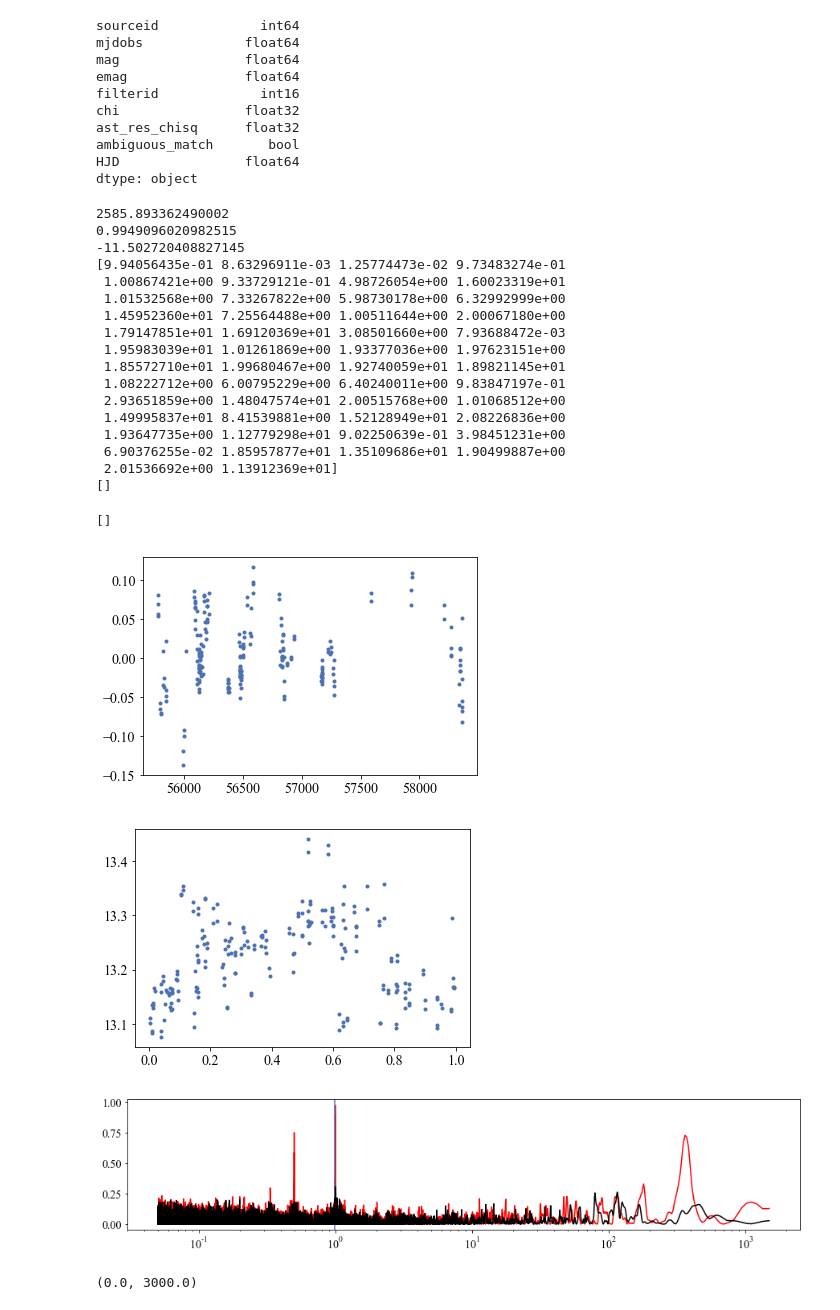
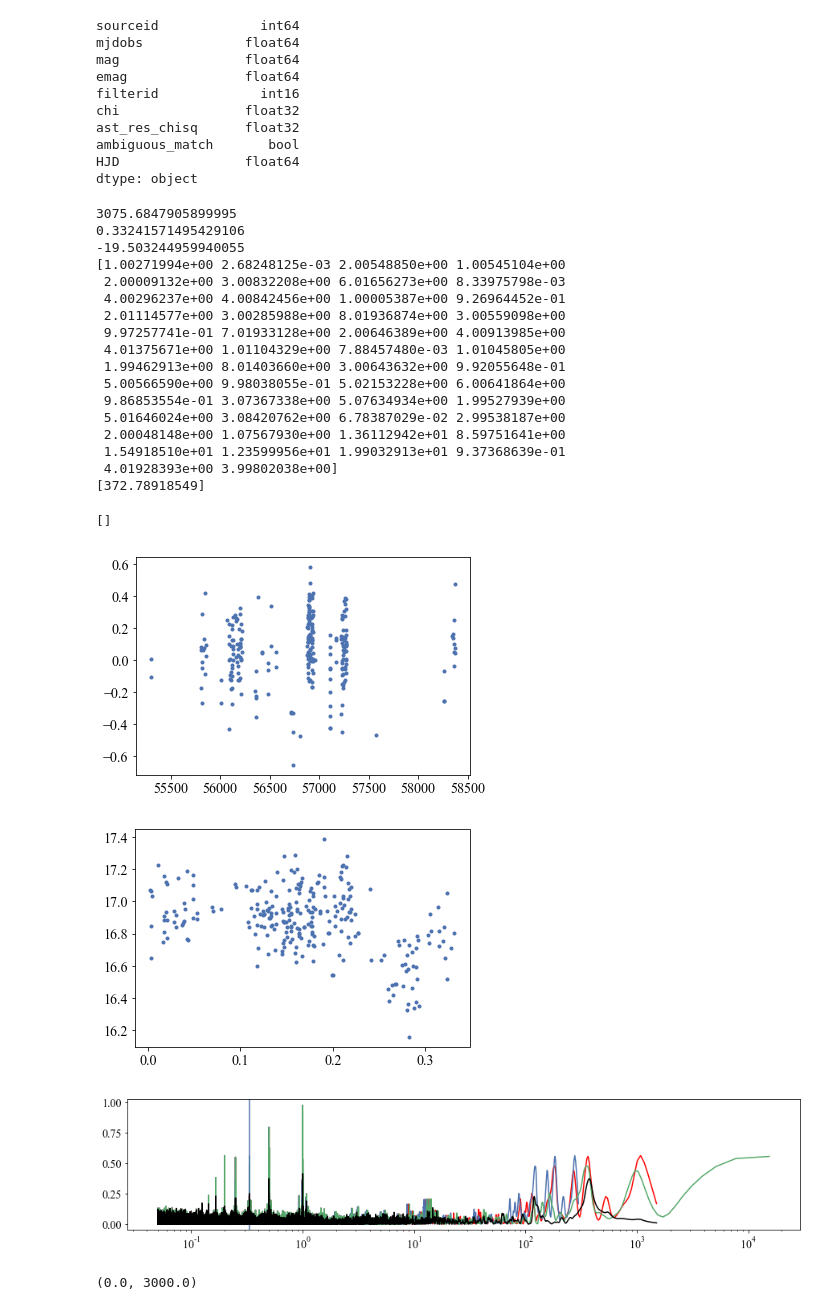
Before and after one commit to thomasmolnar/virac_classifier, a Jupyter notebook: plots/ConfusionMatrix-nofap.ipynb, the cells around one changed output. Drawn from its saved outputs; the diff is of its cells as text; code cells hidden in the pictures.

```diff
--- a/plots/ConfusionMatrix-nofap.ipynb
+++ b/plots/ConfusionMatrix-nofap.ipynb
@@ -1160,7 +1160,7 @@ ambiguous_match       bool
 HJD                float64
 dtype: object
 # %%
-lcO=get_lightcurve(9274333037996)
+lcO=get_lightcurve(9020429005196)
 lcO['mag'] = lcO['mag'].astype(np.float64)
 lcO['emag'] = lcO['emag'].astype(np.float64)
 lc = lcO.copy()
@@ -1199,53 +1199,53 @@ print(bfL)
 plt.figure()
 plt.plot(lc['mjdobs']%ss['lsq_period'],lc['mag'],'.')
 plt.figure(figsize=[15.,3.])
 
 plt.plot(1./freq, wpower, color='r')
 for ii in range(len(bfL)):
 #     print(is_window_function_peak_v2(lc['mjdobs'],lc['mag']-np.poly1d(pl)(lc['mjdobs']),lc['emag'],
 #                                   bf-bfL[ii],bfp))
 #     print(is_window_function_peak_v2(lc['mjdobs'],lc['mag']-np.poly1d(pl)(lc['mjdobs']),lc['emag'],
 #                                   bf+bfL[ii],bfp))
     plt.plot(1./(freq+1./bfL[ii]), wpower)
     plt.plot(1./(freq-1./bfL[ii]), wpower)
 
 plt.axvline(ss['lsq_period'])
 # plt.plot(1./(freq-1./2939.), wpower)
 # plt.plot(1./(freq+1./2939.), wpower)
 
 plt.plot(1./freq, power, color='k')
 
 # plt.plot(1./(freq-1./365.), wpower)
 # plt.xlim(-100.,4000.)
 
 # plt.xlim(ss['lsq_period']*0.99,ss['lsq_period']*1.01)
 
 # plt.xlim(0.992,1.008)
 # plt.xlim(0.1,1500.)
 # plt.xlim(0.1,2.)
 plt.semilogx()
 # %% [output]
-2585.893362490002
-0.9949096020982515
--11.502720408827145
-[9.94056435e-01 8.63296911e-03 1.25774473e-02 9.73483274e-01
- 1.00867421e+00 9.33729121e-01 4.98726054e+00 1.60023319e+01
- 1.01532568e+00 7.33267822e+00 5.98730178e+00 6.32992999e+00
- 1.45952360e+01 7.25564488e+00 1.00511644e+00 2.00067180e+00
- 1.79147851e+01 1.69120369e+01 3.08501660e+00 7.93688472e-03
- 1.95983039e+01 1.01261869e+00 1.93377036e+00 1.97623151e+00
- 1.85572710e+01 1.99680467e+00 1.92740059e+01 1.89821145e+01
- 1.08222712e+00 6.00795229e+00 6.40240011e+00 9.83847197e-01
- 2.93651859e+00 1.48047574e+01 2.00515768e+00 1.01068512e+00
- 1.49995837e+01 8.41539881e+00 1.52128949e+01 2.08226836e+00
- 1.93647735e+00 1.12779298e+01 9.02250639e-01 3.98451231e+00
- 6.90376255e-02 1.85957877e+01 1.35109686e+01 1.90499887e+00
- 2.01536692e+00 1.13912369e+01]
-[]
+3075.6847905899995
+0.33241571495429106
+-19.503244959940055
+[1.00271994e+00 2.68248125e-03 2.00548850e+00 1.00545104e+00
+ 2.00009132e+00 3.00832208e+00 6.01656273e+00 8.33975798e-03
+ 4.00296237e+00 4.00842456e+00 1.00005387e+00 9.26964452e-01
+ 2.01114577e+00 3.00285988e+00 8.01936874e+00 3.00559098e+00
+ 9.97257741e-01 7.01933128e+00 2.00646389e+00 4.00913985e+00
+ 4.01375671e+00 1.01104329e+00 7.88457480e-03 1.01045805e+00
+ 1.99462913e+00 8.01403660e+00 3.00643632e+00 9.92055648e-01
+ 5.00566590e+00 9.98038055e-01 5.02153228e+00 6.00641864e+00
+ 9.86853554e-01 3.07367338e+00 5.07634934e+00 1.99527939e+00
+ 5.01646024e+00 3.08420762e+00 6.78387029e-02 2.99538187e+00
+ 2.00048148e+00 1.07567930e+00 1.36112942e+01 8.59751641e+00
+ 1.54918510e+01 1.23599956e+01 1.99032913e+01 9.37368639e-01
+ 4.01928393e+00 3.99802038e+00]
+[372.78918549]
 []
-[figure, old version]
+[figure, new version]
-[figure, old version]
+[figure, new version]
-[figure, old version]
+[figure, new version]
 # %%
 xx = np.random.uniform(0.,3000.,20)
 yy = np.sin(2.*np.pi*xx/4000.)
```
Also changed, not shown: 18 other files.
